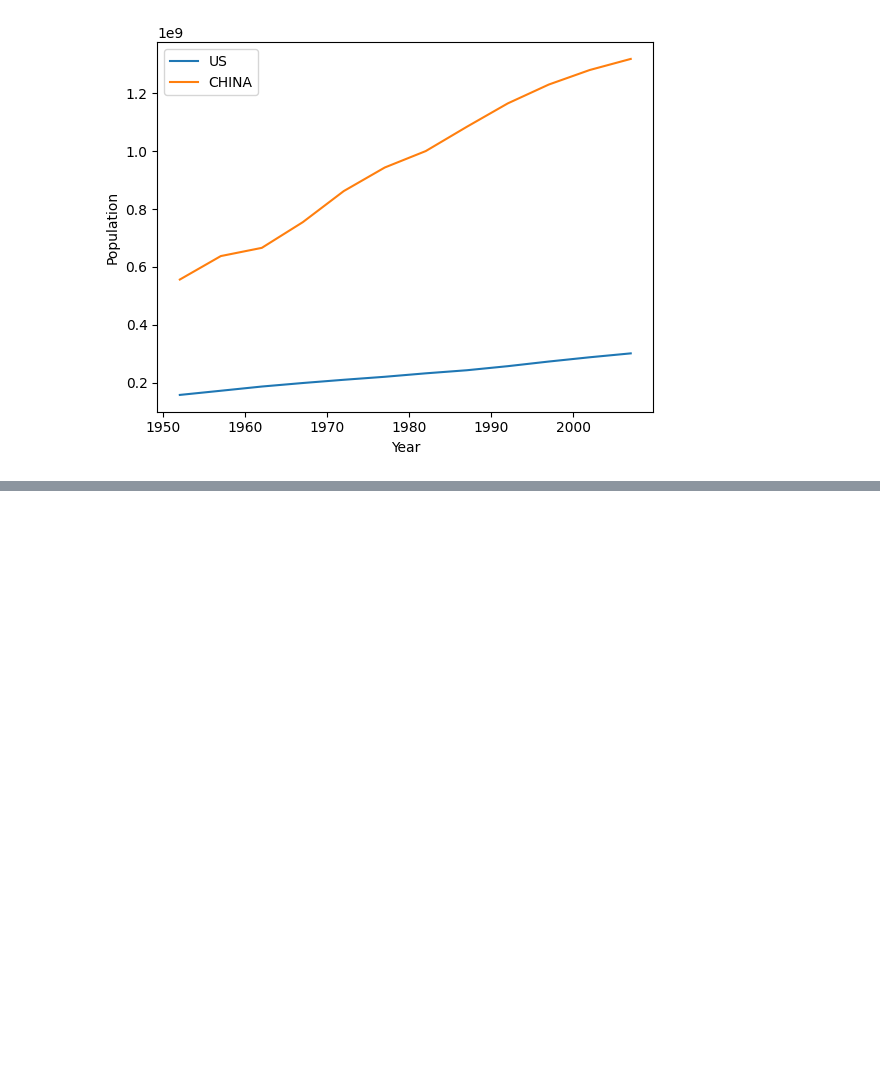
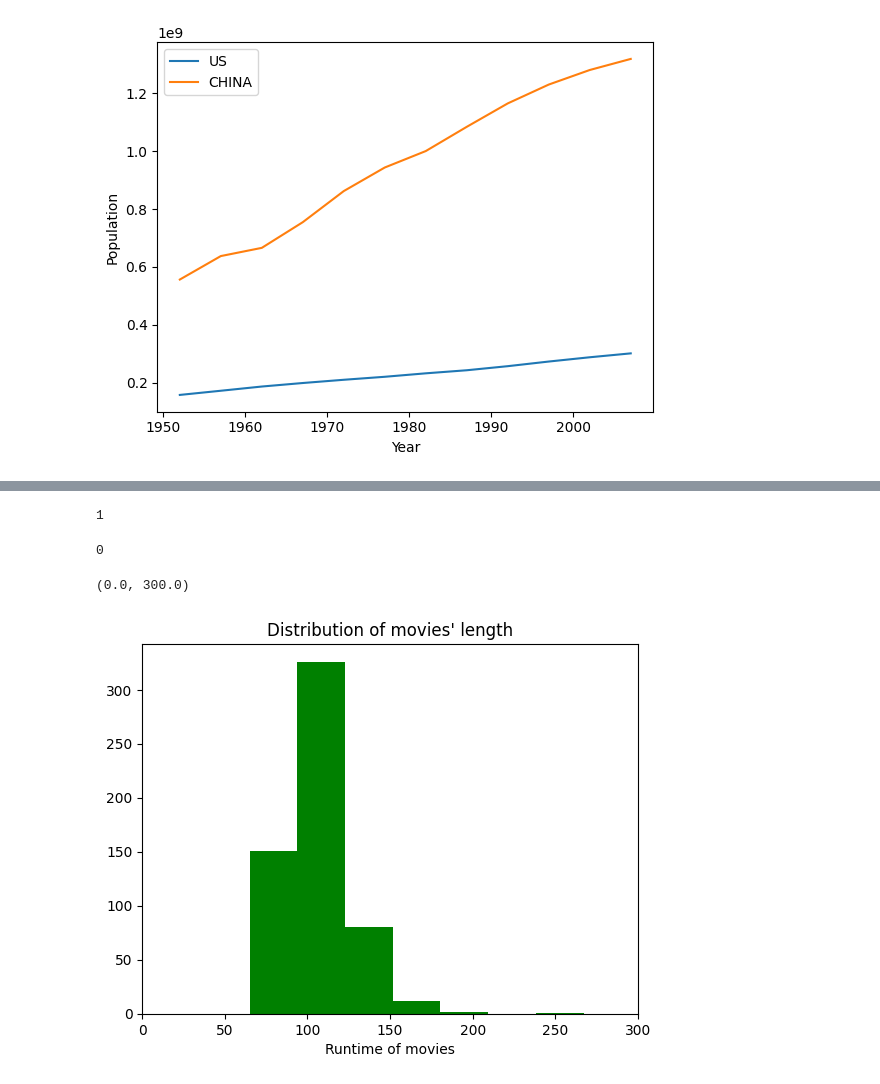
Before and after one commit to SurjanaJ/SHALA, a Jupyter notebook: Module 1/Basic Data Understanding/Untitled.ipynb, the cells around one changed output, grey strips where cells are left out. Cells and saved outputs as stored; diff of their text form; code cells hidden in the pictures; blank space fills up the shorter version.

```diff
--- a/Module 1/Basic Data Understanding/Untitled.ipynb
+++ b/Module 1/Basic Data Understanding/Untitled.ipynb
@@ -96,0 +132,18 @@ plt.show()
+# %%
+movies.runtime.isna().sum()
+# %% [output]
+1
+# %%
+movies = movies.dropna()
+# %%
+movies.runtime.isna().sum()
+# %% [output]
+0
+# %%
+plt.hist(movies.runtime, bins = 7, color = 'green', orientation = 'vertical')
+plt.title("Distribution of movies' length")
+plt.xlabel('Runtime of movies')
+plt.xlim(0,300)
+# %% [output]
+(0.0, 300.0)
+[figure, added]
```
Also changed, not shown: parts of 6 cells of this notebook.
